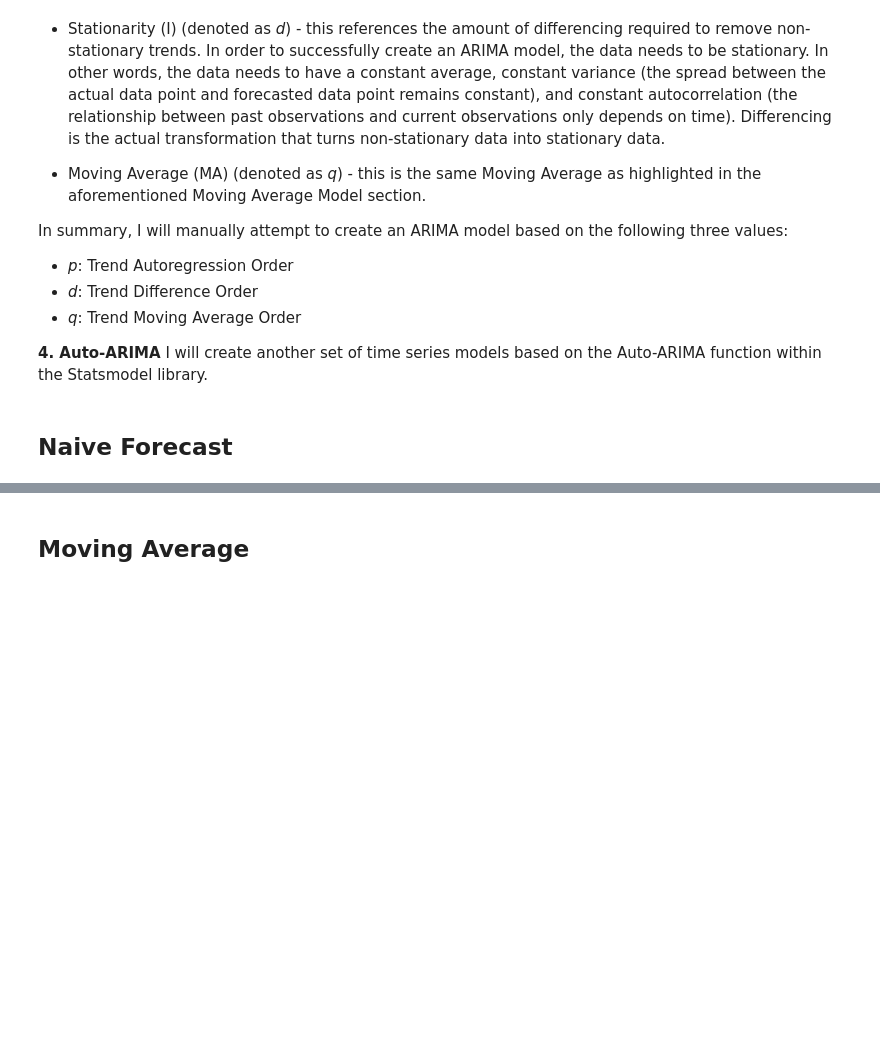
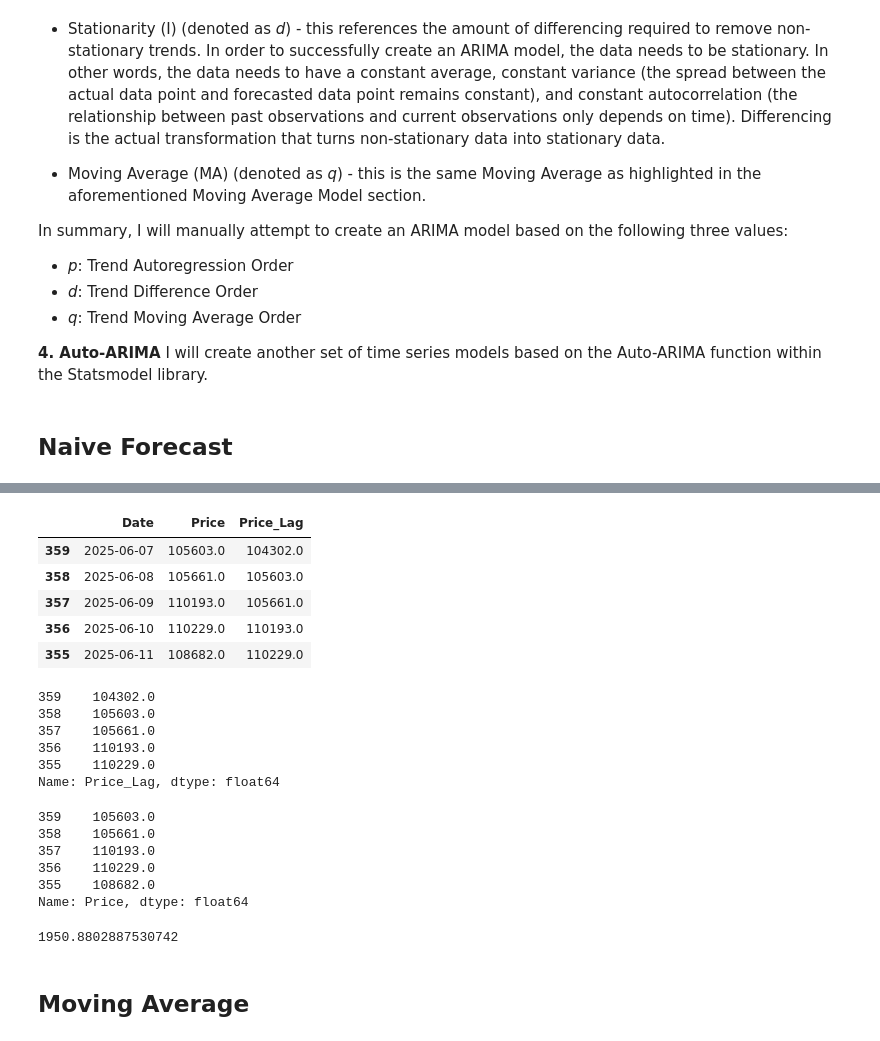
Before and after one commit to keithotuomagie/bitcoin_ts, a Jupyter notebook: notebook.ipynb, the cells around one changed output, grey strips where cells are left out. Cells and saved outputs as stored; diff of their text form; code cells hidden in the pictures; blank space fills up the shorter version.

```diff
--- a/notebook.ipynb
+++ b/notebook.ipynb
@@ -282,0 +332,11 @@ In summary, I will manually attempt to create an ARIMA model based on the follow
+# %%
+# Examining the test set
+
+new_test_naive.head()
+# %% [output]
+|  | Date | Price | Price_Lag |
+| 359 | 2025-06-07 | 105603.0 | 104302.0 |
+| 358 | 2025-06-08 | 105661.0 | 105603.0 |
+| 357 | 2025-06-09 | 110193.0 | 105661.0 |
+| 356 | 2025-06-10 | 110229.0 | 110193.0 |
+| 355 | 2025-06-11 | 108682.0 | 110229.0 |
@@ -283,3 +351,33 @@ In summary, I will manually attempt to create an ARIMA model based on the follow
+# %%
+# Examining the 'X_test' set
+
+X_test_naive.head()
+# %% [output]
+359    104302.0
+358    105603.0
+357    105661.0
+356    110193.0
+355    110229.0
+Name: Price_Lag, dtype: float64
+# %%
+# Examining the 'y_test' set
+
+y_test_naive.head()
+# %% [output]
+359    105603.0
+358    105661.0
+357    110193.0
+356    110229.0
+355    108682.0
+Name: Price, dtype: float64
+# %%
+# Calculate Root Mean Square Error (RMSE) of the Naive Forecast Model
+
+rmse_naive = mean_squared_error(y_test_naive, X_test_naive, squared=False)
+
+rmse_naive
+# %% [output]
+1950.8802887530742
 # %% [markdown]
 ## Moving Average ##
 # %% [markdown]
```
Also changed, not shown: parts of 9 cells of this notebook.
